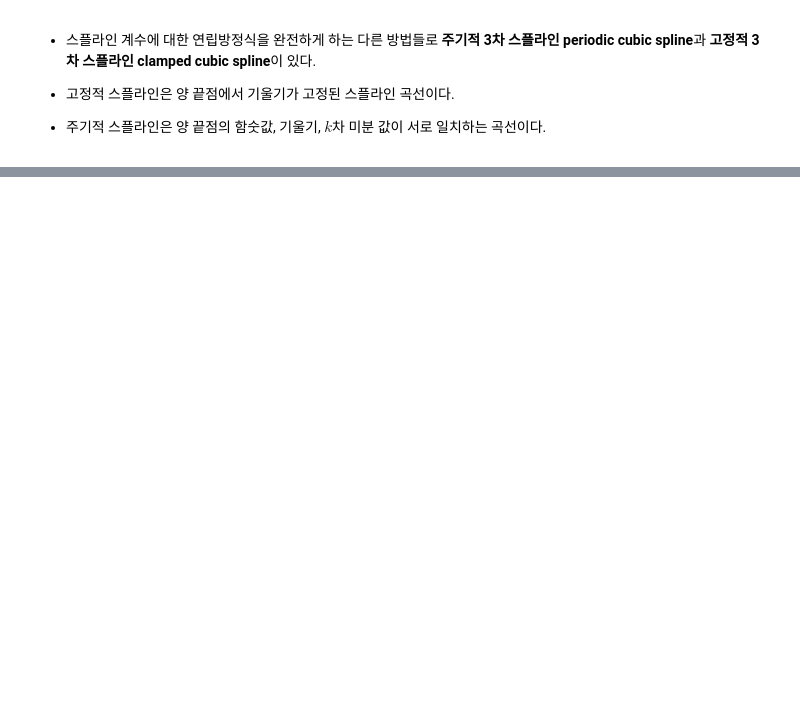
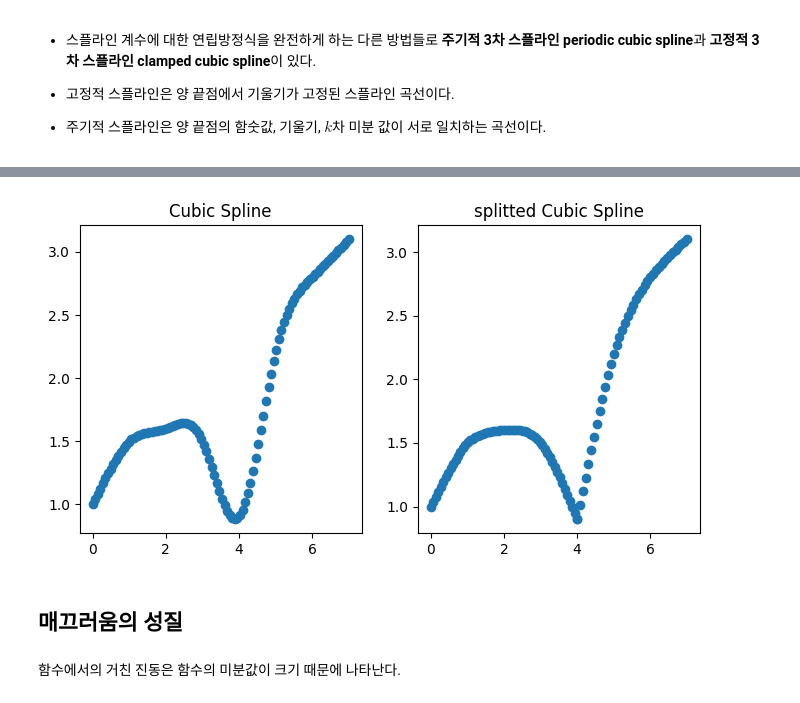
Before and after one commit to tirals88/Numerical-Mathematics-and-Computing, a Jupyter notebook: Chap6_Spline Functions.ipynb, the cells around one changed output, grey strips where cells are left out. Saved outputs shown, nothing was run; the diff lists cells and outputs as text; code cells hidden in the pictures; blank space fills up the shorter version.

```diff
--- a/Chap6_Spline Functions.ipynb
+++ b/Chap6_Spline Functions.ipynb
@@ -311,0 +558,27 @@ $$S_{i}(x) = \frac{z_{i+1}}{6h_{i}}(x-t_{i})^{3} + \frac{z_{i}}{6h_{i}}(t_{i+1}
+# %%
+t_test = np.arange(0, 8)
+y_test = np.array((1.0, 1.5, 1.6, 1.5, 0.9, 2.2, 2.8, 3.1))
+x_test = np.linspace(0, 7, 100)
+
+sp_test = np.array([Spline3_Eval(7, t_test, y_test, x__, Spline3_Coef(7, t_test, y_test)) for x__ in x_test])
+
+x_t1 = np.linspace(0, 4, 60)
+x_t2 = np.linspace(4, 7, 40)
+split_sp1 = np.array([Spline3_Eval(4, t_test[:5], y_test[:5], x__, Spline3_Coef(4, t_test[:5], y_test[:5])) for x__ in x_t1])
+split_sp2 = np.array([Spline3_Eval(3, t_test[4:], y_test[4:], x__, Spline3_Coef(3, t_test[4:], y_test[4:])) for x__ in x_t2])
+
+plt.figure(figsize=(8, 4))
+plt.subplot(1,2,1)
+plt.scatter(x_test, sp_test)
+plt.title('Cubic Spline')
+
+plt.subplot(1,2,2)
+plt.scatter(list(x_t1) + list(x_t2), list(split_sp1)+list(split_sp2))
+plt.title('splitted Cubic Spline')
+plt.show()
+# %% [output]
+[figure, added]
+# %% [markdown]
+## 매끄러움의 성질
+# %% [markdown]
+함수에서의 거친 진동은 함수의 미분값이 크기 때문에 나타난다.
```
Also changed, not shown: parts of 25 cells of this notebook.
